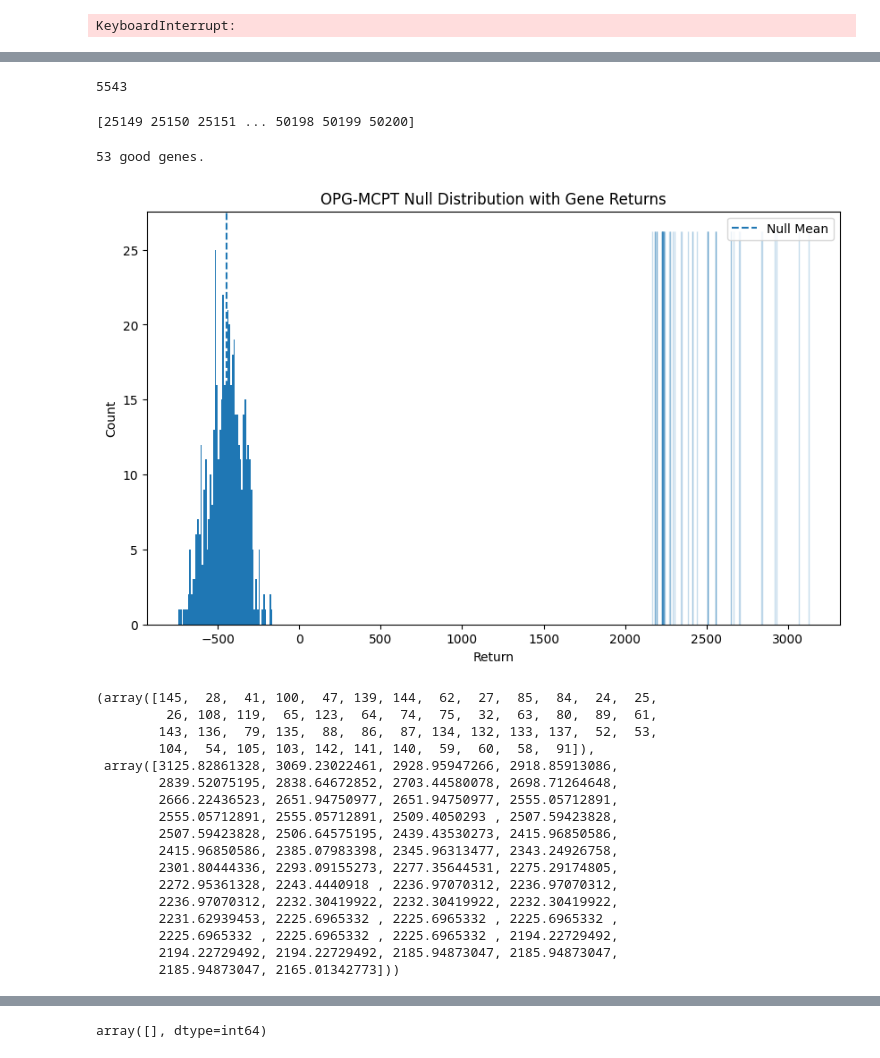
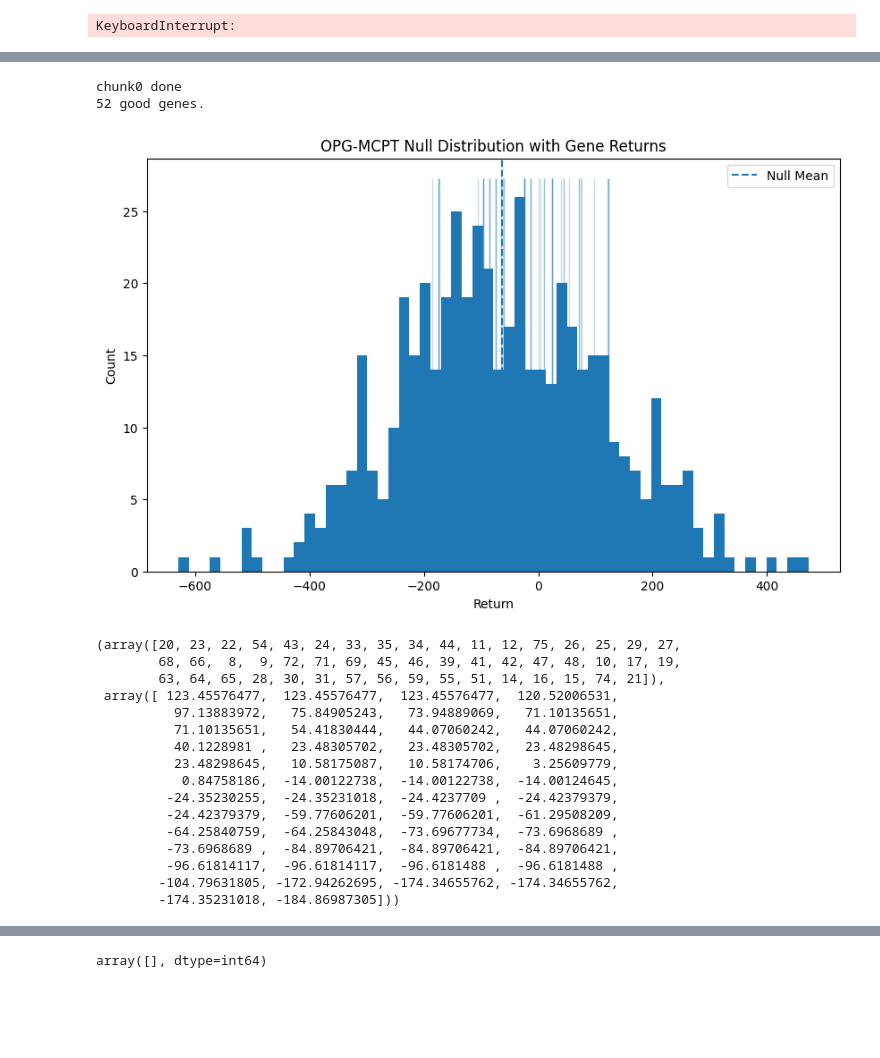
Before and after one commit to Logan-Kelsch/Structural_Regression, a Jupyter notebook: src/dev.ipynb, the cells around one changed output, grey strips where cells are left out. Cells and saved outputs as stored; diff of their text form; code cells hidden in the pictures; blank space fills up the shorter version.

Commit message:
created new walker, polished some approaches, just about ready for some initial grammar construction

```diff
--- a/src/dev.ipynb
+++ b/src/dev.ipynb
@@ -690,15 +690,27 @@ solver_kwargs={
     "t_vec"		:	'Close',
     "t_mode"	:	'AD',
     "emission"	:	[
-    {"ID": 5, "alpha": "tvec", "offset": False},                 # P[t+off] - P[t]
-    {"ID": "divide"},
-    {"ID": 18, "x": "tvec", "offset": False, "delta1": 12, "min_count": 2},  # STD over last ~2h
-    {"ID": 5, "alpha": 0.0},                                     # subtract constant c from normalized result
+	# numerator: P[t+offset] - MIN_delta(P[t])
+	{"ID": 5,
+	 "x": "tvec", "offset": True,
+	 "alpha": {"ID": 2, "x": "tvec", "offset": False, "delta1": delta}},
+
+	# divide by range: (MAX_delta(P[t]) - MIN_delta(P[t]))
+	{"ID": "divide"},
+	{"ID": 5,
+	 "x": {"ID": 1, "x": "tvec", "offset": False, "delta1": delta},
+	 "alpha": {"ID": 2, "x": "tvec", "offset": False, "delta1": delta}},
+
+	# *2
+	{"ID": 6, "alpha": "emit"},
+
+	# -1
+	{"ID": 5, "alpha": 1.0},
 ],
             "AD_cond"   :	('gt', 0),
         }
 
-walker = ep.Walker(0, 0.2, 4)
+walker = ep.Walker(0, 1.0, 8)
 
 
 i = 0
@@ -780,13 +866,14 @@ solver_kwargs = {
     "t_vec"    : 'Close',
     "t_mode"   : 'AD',
     "emission" : [
-    {"ID": 5, "alpha": "tvec", "offset": False},  # future price - current price
-    {"ID": 17, "delta1": 12, "min_count": 8},     # zscore of that forward displacement
+    {"ID": 5, "alpha": "tvec", "offset": False},                      # P[t+off] - P[t]
+    {"ID": "divide"},
+    {"ID": 18, "x": "tvec", "offset": False, "delta1": 12, "min_count": 2},  # STD from current window only
 ],
     "AD_cond"  : ('gt', 0),
 }
 
-walker = ep.Walker(0, 0.5, 4)
+walker = ep.Walker(0, 1.0, 8)
 
 i = 0
 
@@ -913,18 +1088,9 @@ tmp_eval, _ = _E.evaluate(X, _E.Solver(X, **solver_kwargs), 1)
-# %%
-print(tmp_eval["p"][24])
-# %% [output]
-5543
-# %%
-print(X._chunk_row_idx[1])
-# %% [output]
-[25149 25150 25151 ... 50198 50199 50200]
 # %%
 reload(_E)
 reload(_V)
 
 import numpy as np
-good_idx = np.where(evaluation["F"] > 0)[0]
-print(len(good_idx), 'good genes.')
+print(len(s_idx), 'good genes.')
 
 
 import transform_ops as _OPS
@@ -934,50 +1100,50 @@ instantiation_stats = _I.instantiate_from_ops_chunked_intraday(
                 chunk_num=3,
                 chunk_B=8,
             )
 
 opg_pvals_chunk1, opg_null_chunk1, opg_details_chunk1 = _E.evaluate_opg_mcpt_fast(
     population=X,
     chunk_num=3,
-    survivor_idx=good_idx,
+    survivor_idx=s_idx,
     solver_kwargs=solver_kwargs,
     solver_class=_E.Solver,
     n_sims=500,
     template_mode="exact",
     alternative="greater",
     fill_value=1.0,
     rng=42,
     n_jobs=8,
     batch_size=64,
     return_details=True,
 )
 
 _V.visualize_opg_mcpt_distribution(
     population=X,
     null_returns=opg_null_chunk1,
     details=opg_details_chunk1,
     use_gidx=True,
     bins=60,
     top_n=50,
     sort_by="return",
     line_alpha=0.25,
 )
 # %% [output]
-53 good genes.
+chunk0 done
+52 good genes.
-[figure, old version]
+[figure, new version]
-(array([145,  28,  41, 100,  47, 139, 144,  62,  27,  85,  84,  24,  25,
-         26, 108, 119,  65, 123,  64,  74,  75,  32,  63,  80,  89,  61,
-        143, 136,  79, 135,  88,  86,  87, 134, 132, 133, 137,  52,  53,
-        104,  54, 105, 103, 142, 141, 140,  59,  60,  58,  91]),
- array([3125.82861328, 3069.23022461, 2928.95947266, 2918.85913086,
-        2839.52075195, 2838.64672852, 2703.44580078, 2698.71264648,
-        2666.22436523, 2651.94750977, 2651.94750977, 2555.05712891,
-        2555.05712891, 2555.05712891, 2509.4050293 , 2507.59423828,
-        2507.59423828, 2506.64575195, 2439.43530273, 2415.96850586,
-        2415.96850586, 2385.07983398, 2345.96313477, 2343.24926758,
-        2301.80444336, 2293.09155273, 2277.35644531, 2275.29174805,
-        2272.95361328, 2243.4440918 , 2236.97070312, 2236.97070312,
-        2236.97070312, 2232.30419922, 2232.30419922, 2232.30419922,
-        2231.62939453, 2225.6965332 , 2225.6965332 , 2225.6965332 ,
-        2225.6965332 , 2225.6965332 , 2225.6965332 , 2194.22729492,
-        2194.22729492, 2194.22729492, 2185.94873047, 2185.94873047,
-        2185.94873047, 2165.01342773]))
+(array([20, 23, 22, 54, 43, 24, 33, 35, 34, 44, 11, 12, 75, 26, 25, 29, 27,
+        68, 66,  8,  9, 72, 71, 69, 45, 46, 39, 41, 42, 47, 48, 10, 17, 19,
+        63, 64, 65, 28, 30, 31, 57, 56, 59, 55, 51, 14, 16, 15, 74, 21]),
+ array([ 123.45576477,  123.45576477,  123.45576477,  120.52006531,
+          97.13883972,   75.84905243,   73.94889069,   71.10135651,
+          71.10135651,   54.41830444,   44.07060242,   44.07060242,
+          40.1228981 ,   23.48305702,   23.48305702,   23.48298645,
+          23.48298645,   10.58175087,   10.58174706,    3.25609779,
+           0.84758186,  -14.00122738,  -14.00122738,  -14.00124645,
+         -24.35230255,  -24.35231018,  -24.4237709 ,  -24.42379379,
+         -24.42379379,  -59.77606201,  -59.77606201,  -61.29508209,
+         -64.25840759,  -64.25843048,  -73.69677734,  -73.6968689 ,
+         -73.6968689 ,  -84.89706421,  -84.89706421,  -84.89706421,
+         -96.61814117,  -96.61814117,  -96.6181488 ,  -96.6181488 ,
+        -104.79631805, -172.94262695, -174.34655762, -174.34655762,
+        -174.35231018, -184.86987305]))
```
Also changed, not shown: parts of 16 cells of this notebook, 4 other files.
